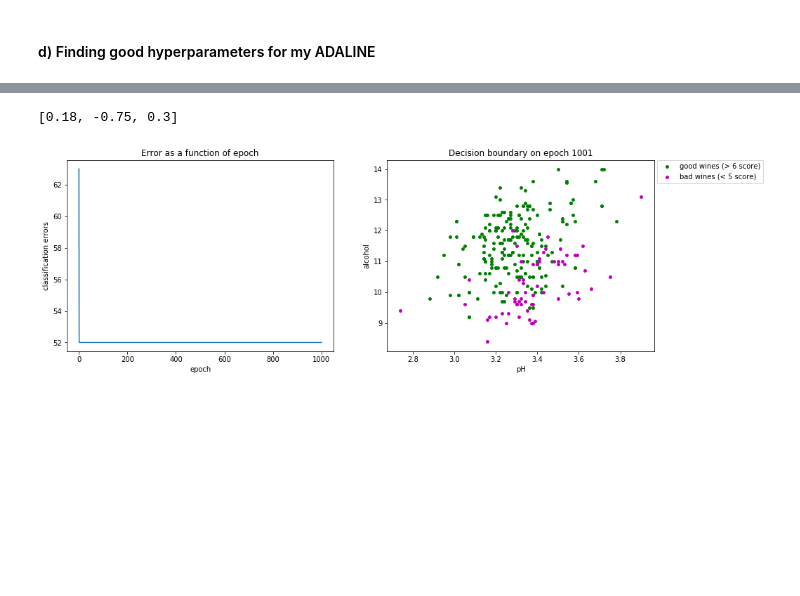
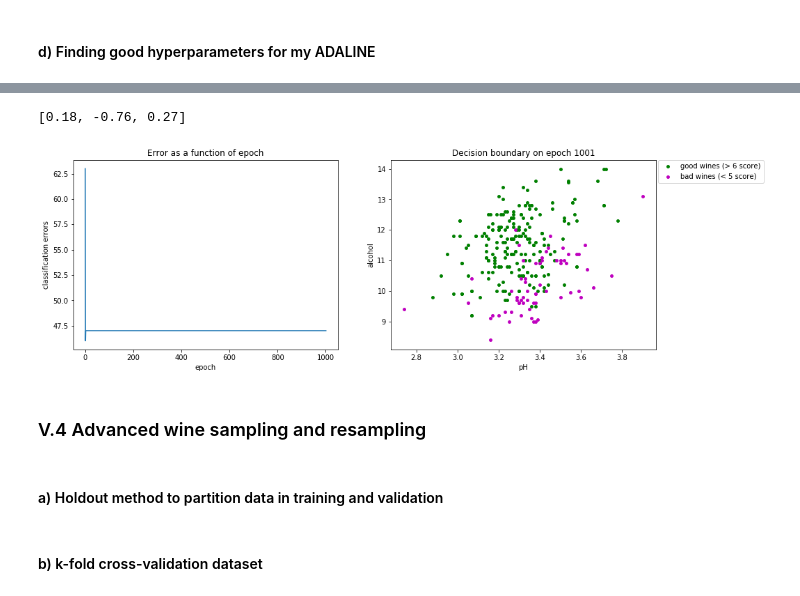
Before and after one commit to ThomasH88/ft_sommelier, a Jupyter notebook: ft_sommelier.ipynb, the cells around one changed output, grey strips where cells are left out. Saved outputs shown, nothing was run; the diff lists cells and outputs as text; code cells hidden in the pictures; blank space fills up the shorter version.

```diff
--- a/ft_sommelier.ipynb
+++ b/ft_sommelier.ipynb
@@ -359,10 +318,19 @@ plot_perceptron_performance(red_wine_df, perf, good_threshold, bad_threshold)
 # %%
 random.seed(1998)
 good_threshold = 6
 bad_threshold = 5
 my_adaline = Adaline()
-perf = my_adaline.train(red_wine_df, l_rate=0.002, good_nb=good_threshold, bad_nb=bad_threshold)
+perf = my_adaline.train(red_wine_df,
+                        l_rate=0.0002,
+                        batch_size=32,
+                        epochs=0,
+                        good_nb=good_threshold,
+                        bad_nb=bad_threshold)
 plot_perceptron_performance(red_wine_df, perf, good_threshold, bad_threshold)
 # %% [output]
-[0.18, -0.75, 0.3]
+[0.18, -0.76, 0.27]
-[figure, old version]
+[figure, new version]
+# %% [markdown]
+### V.4 Advanced wine sampling and resampling
+# %% [markdown]
+#### a) Holdout method to partition data in training and validation
@@ -368,0 +344,2 @@ plot_perceptron_performance(red_wine_df, perf, good_threshold, bad_threshold)
+# %% [markdown]
+#### b) k-fold cross-validation dataset
```
Also changed, not shown: parts of 27 cells of this notebook.
